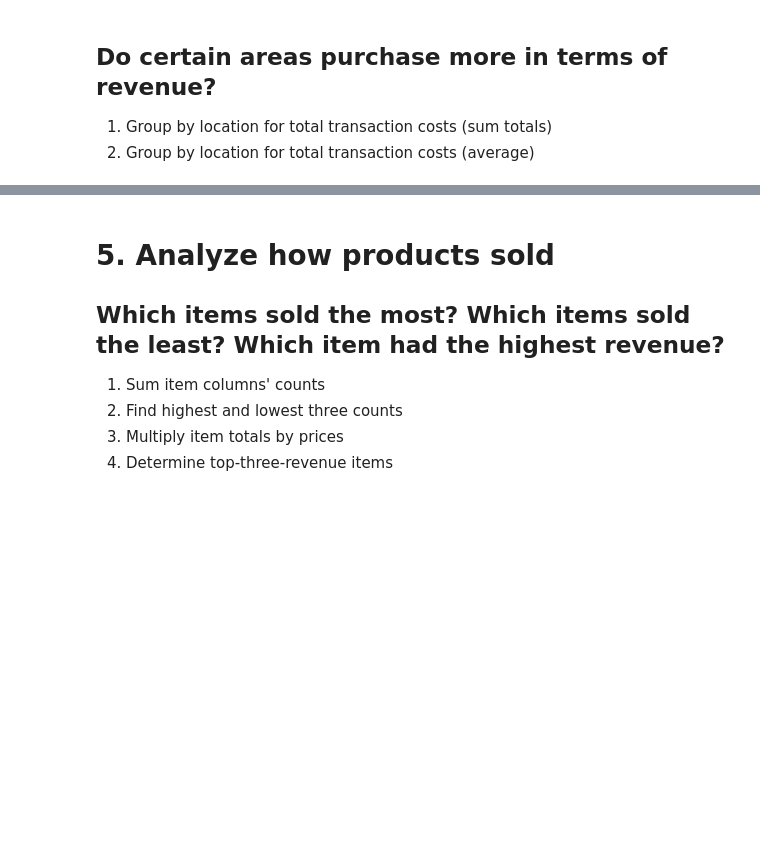
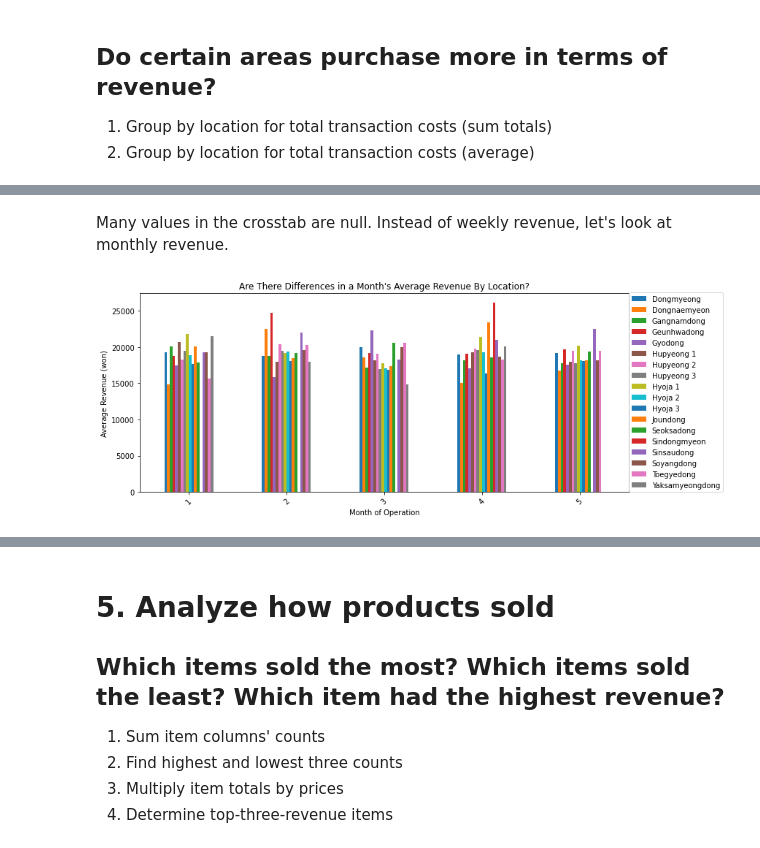
Before and after one commit to JacobPaxton/bakery-sales, a Jupyter notebook: explore.ipynb, the cells around one changed output, grey strips where cells are left out. Cells and saved outputs as stored; diff of their text form; code cells hidden in the pictures; blank space fills up the shorter version.

```diff
--- a/explore.ipynb
+++ b/explore.ipynb
@@ -510,3 +532,11 @@ Note: Sindongmyeon only has 1 transaction and should be considered an outlier in
 ## Did certain areas have increased/decreased activity weeks or months?
 1. Plot each location's total charges over time
 2. Plot each location's total item counts over time
+# %%
+# 1.
+# new column in individual transaction dataframe for binned transaction week
+# (transaction in week 1, 2, ... final week)
+sales['week'] = sales.index.week - 27
+sales['week'] = sales.week + np.where(sales.week < 0, 53, 0)
+# check work
+sales.week.unique()
@@ -513,11 +579,20 @@ Note: Sindongmyeon only has 1 transaction and should be considered an outlier in
+# %% [markdown]
+Many values in the crosstab are null. Instead of weekly revenue, let's look at monthly revenue.
 # %%
-# 1.
-# new column in individual transaction dataframe for binned transaction week
-# (transaction in week 1, 2, ... final week)
-# group by week in terms of total charges
-# plot line chart for each location in terms of weekly totals
 # group by month in terms of total charges (index.month)
 # plot line chart for each location in terms of monthly totals
+sales['month'] = sales.index.month - 7
+sales['month'] = sales.month + np.where(sales.month < 0, 12, 0)
+location_month_revenue = sales.groupby(['place','month']).total.mean().unstack().T
+location_month_revenue.head(5).plot.bar(figsize=(12,5))
+plt.title("Are There Differences in a Month's Average Revenue By Location?")
+plt.xlabel('Month of Operation')
+plt.ylabel('Average Revenue (won)')
+plt.xticks(rotation=45)
+plt.legend(loc=(1,0))
+plt.show()
+# %% [output]
+[figure, added]
 # %%
 # 2.
 # group by week in terms of total item counts
```
Also changed, not shown: parts of 43 cells of this notebook.
